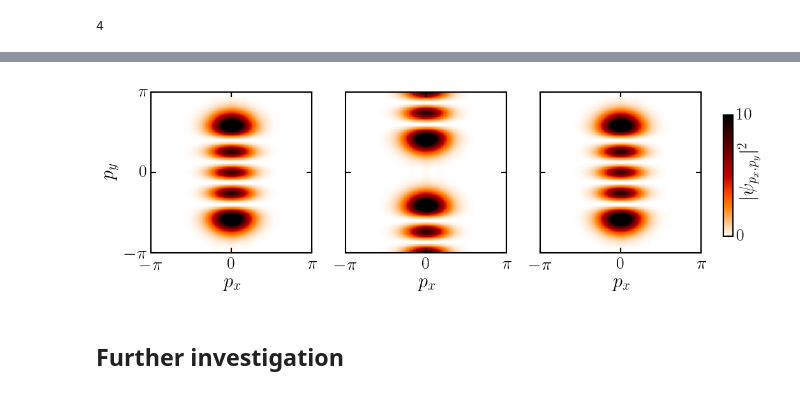
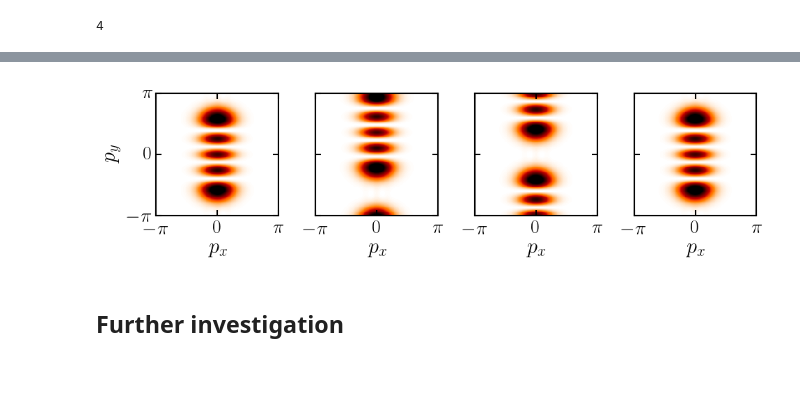
Before and after one commit to berceanu/topo-photon, a Jupyter notebook: anc/torus_edge.ipynb, the cells around one changed output, grey strips where cells are left out. Cells and saved outputs as stored; diff of their text form; code cells hidden in the pictures.

```diff
--- a/anc/torus_edge.ipynb
+++ b/anc/torus_edge.ipynb
@@ -220,15 +238,27 @@ plt.close(f)
 β = 4
 # %% [output]
 4
+# %%
+statesm0 = BP.ExactStates(100, :landau, 45, 1/11, 0.02, 0.0, 0.0);
+statesm1 = BP.ExactStates(100, :landau, 45, 1/11, 0.02, 2.0, 0.0);
+statesm2 = BP.ExactStates(100, :landau, 45, 1/11, 0.02, 5.5, 0.0);
 # %%
-statesm0 = BP.ExactStates(100, :landau, 45, 1/11, 0.02, 0., 0.);
-statesm1 = BP.ExactStates(100, :landau, 45, 1/11, 0.02, 5.5, 0.);
-statesm2 = BP.ExactStates(100, :landau, 45, 1/11, 0.02, 11., 0.);
+statesm3 = BP.ExactStates(100, :landau, 45, 1/11, 0.02, 0.0, 2.0);
+statesm4 = BP.ExactStates(100, :landau, 45, 1/11, 0.02, 0.0, 5.5);
+statesm5 = BP.ExactStates(100, :landau, 45, 1/11, 0.02, 11.0, 11.0);
 # %%
 statem0 = BP.getstate(statesm0, β+1);
 statem1 = BP.getstate(statesm1, β+1);
 statem2 = BP.getstate(statesm2, β+1);
+# %%
+statem3 = BP.getstate(statesm3, β+1);
+statem4 = BP.getstate(statesm4, β+1);
+statem5 = BP.getstate(statesm5, β+1);
 # %%
 s0 = abs2(BP.myfft2(statem0, k,k))
 s1 = abs2(BP.myfft2(statem1, k,k))
 s2 = abs2(BP.myfft2(statem2, k,k));
+# %%
+s3 = abs2(BP.myfft2(statem3, k,k))
+s4 = abs2(BP.myfft2(statem4, k,k))
+s5 = abs2(BP.myfft2(statem5, k,k));
@@ -235,45 +315,49 @@ s2 = abs2(BP.myfft2(statem2, k,k));
 # %%
-f, axes = plt.subplots(1,3, figsize=(10, 5))
+fig, axes = plt.subplots(1,4, figsize=(10, 5))
 
 img = axes[1][:imshow](s0, origin="upper", ColorMap("gist_heat_r"), interpolation="none",
     extent=[-π, π, -π, π], vmin=0, vmax=10)
-img = axes[2][:imshow](s1, origin="upper", ColorMap("gist_heat_r"), interpolation="none",
+axes[2][:imshow](s1, origin="upper", ColorMap("gist_heat_r"), interpolation="none",
     extent=[-π, π, -π, π], vmin=0, vmax=10)
-img = axes[3][:imshow](s2, origin="upper", ColorMap("gist_heat_r"), interpolation="none",
+axes[3][:imshow](s2, origin="upper", ColorMap("gist_heat_r"), interpolation="none",
     extent=[-π, π, -π, π], vmin=0, vmax=10)
+
+axes[4][:imshow](s5, origin="upper", ColorMap("gist_heat_r"), interpolation="none",
+    extent=[-π, π, -π, π], vmin=0, vmax=10)
+
 
 for (i,ax) in enumerate(axes) #loop over columns
     ax[:set_xlabel](L"$p_x$")
     ax[:set_xticks]([-π,0,π])
     ax[:set_yticks]([-π,0,π])
 
     ax[:set_xticklabels]([L"$-\pi$",L"$0$",L"$\pi$"])
 
     if i == 1 #leftmost panel
         ax[:set_ylabel](L"$p_y$")
         ax[:set_yticklabels]([L"$-\pi$",L"$0$",L"$\pi$"])
     else
         ax[:set_yticklabels]([])
     end
 end
 
 #axes[1][:plot](k, -π*ones(200))
 #axes[2][:plot](k, -1.5*ones(200))
 #axes[3][:plot](k, -0.3*ones(200))
 
 #rect [left, bottom, width, height]
 
-cbaxes = f[:add_axes]([1., 0.3, 0.015, 0.38])
-cbar = f[:colorbar](img, cax=cbaxes, orientation="vertical")
-cbar[:set_ticks]([0, 10])
-cbar[:set_label](L"$|\psi_{p_x,p_y}|^2$", labelpad=-15, y=0.55)
-cbar[:solids][:set_edgecolor]("face")
+#cbaxes = fig[:add_axes]([1., 0.3, 0.015, 0.38])
+#cbar = fig[:colorbar](img, cax=cbaxes, orientation="vertical")
+#cbar[:set_ticks]([0, 10])
+#cbar[:set_label](L"$|\psi_{p_x,p_y}|^2$", labelpad=-15, y=0.55)
+#cbar[:solids][:set_edgecolor]("face")
 
 
-f[:savefig]("../figures/fringe_trap.pdf", transparent=true, pad_inches=0.0, bbox_inches="tight")
-plt.close(f)
+fig[:savefig]("../figures/fringe_trap.pdf", transparent=true, pad_inches=0.0, bbox_inches="tight")
+plt.close(fig)
 # %% [output]
-[figure, old version]
+[figure, new version]
 # %% [markdown]
 ## Further investigation
 # %%
```
Also changed, not shown: parts of 8 cells of this notebook, 6 other files.
